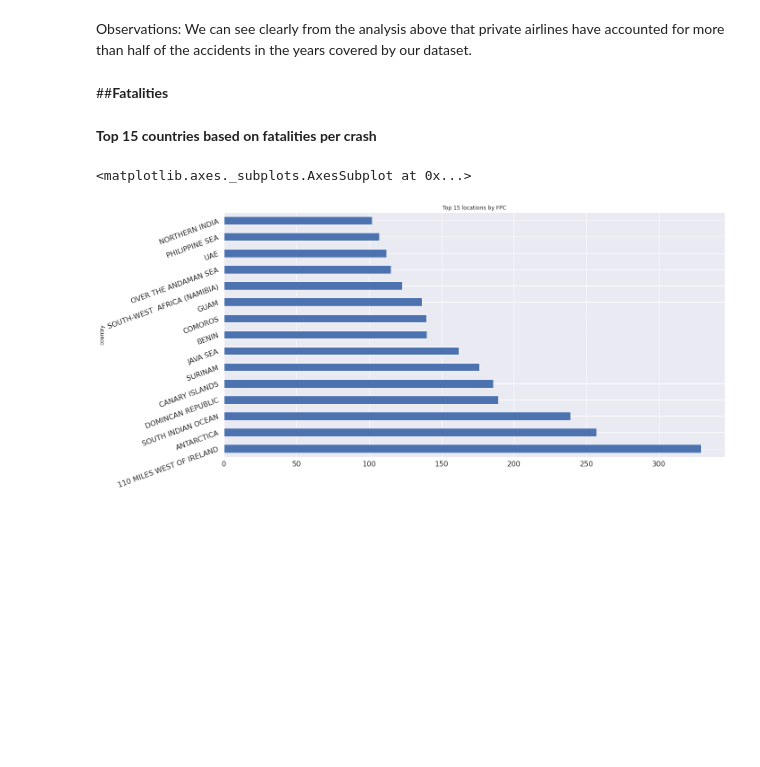
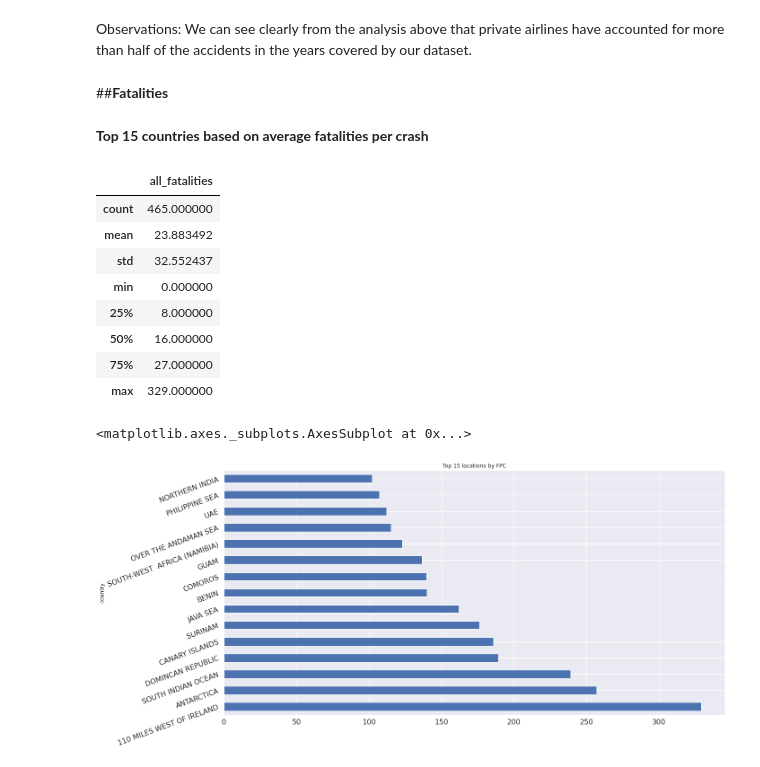
Before and after one commit to Tunjii10/AVIATION-AIRPLANE-FLIGHTS, a Jupyter notebook: Premiere_project.ipynb, the cells around one changed output. Saved outputs shown, nothing was run; the diff lists cells and outputs as text; code cells hidden in the pictures; blank space fills up the shorter version.

```diff
--- a/Premiere_project.ipynb
+++ b/Premiere_project.ipynb
@@ -478,5 +488,5 @@ Observations: We can see clearly from the analysis  above that private airlines
 # %% [markdown]
 ##**Fatalities**
 # %% [markdown]
-**Top 15 countries based on fatalities per crash**
+**Top 15 countries based on average fatalities per crash**
 # %%
@@ -483,2 +494,16 @@ Observations: We can see clearly from the analysis  above that private airlines
 airplane_dataset["all_fatalities"] = pd.to_numeric(airplane_dataset["all_fatalities"], downcast="float")
+# %%
+average_Fpc = airplane_dataset.groupby(['country'])['all_fatalities'].mean().reset_index().sort_values(by= 'all_fatalities', ascending= False)
+
+average_Fpc.describe()
+# %% [output]
+|  | all_fatalities |
+| count | 465.000000 |
+| mean | 23.883492 |
+| std | 32.552437 |
+| min | 0.000000 |
+| 25% | 8.000000 |
+| 50% | 16.000000 |
+| 75% | 27.000000 |
+| max | 329.000000 |
 # %%
```
Also changed, not shown: parts of 20 cells of this notebook.
